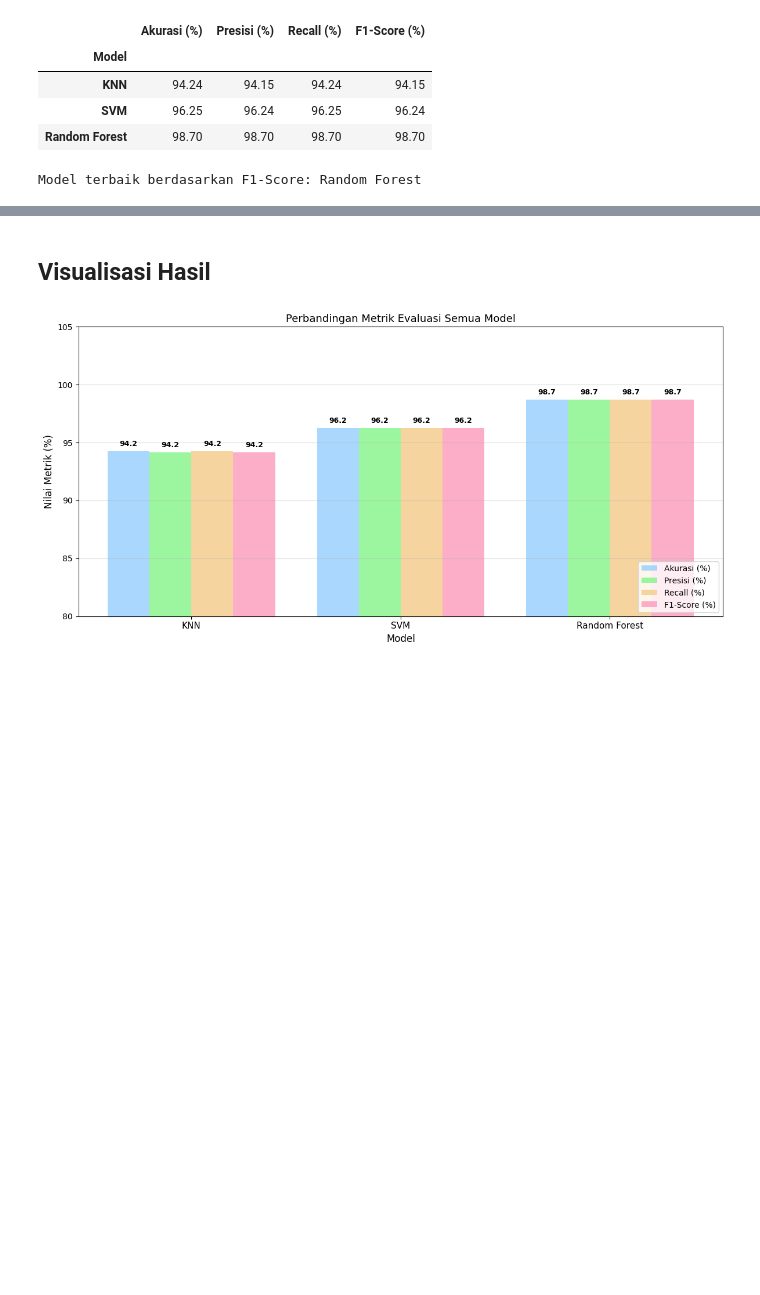
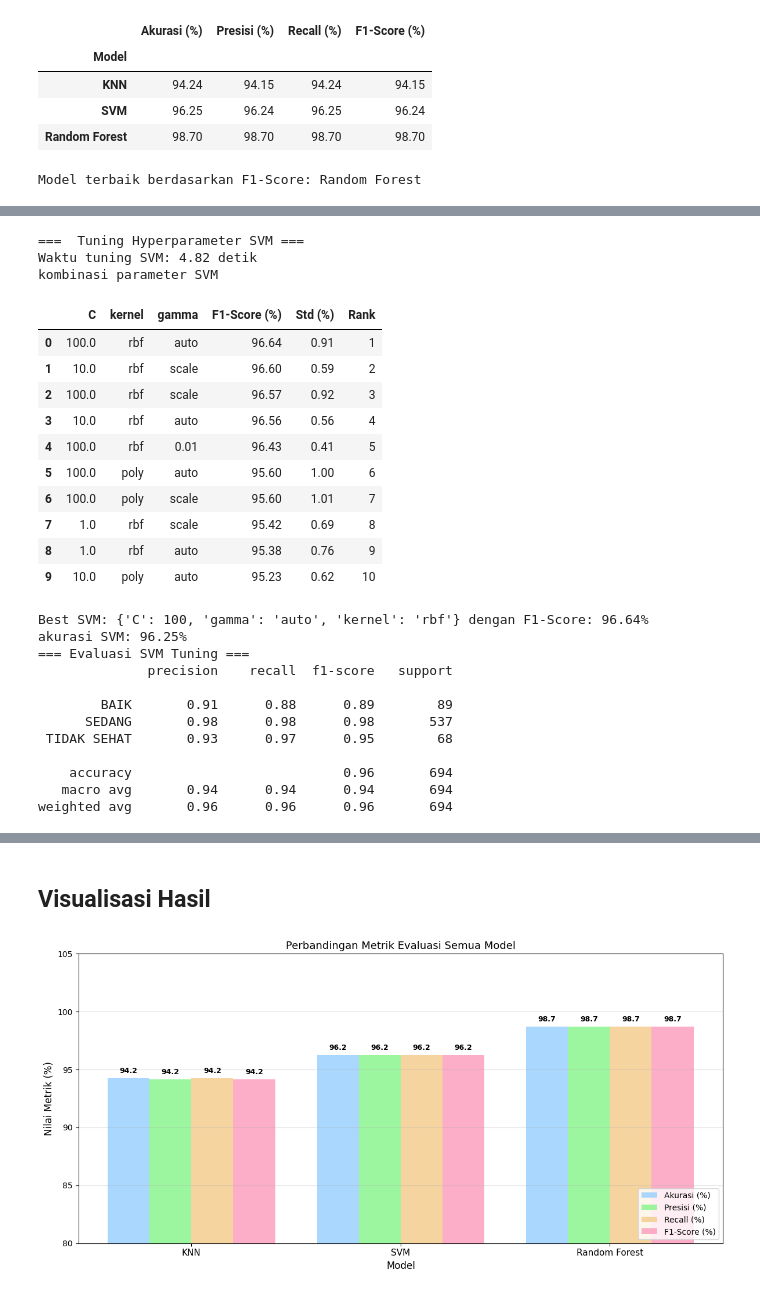
Before and after one commit to lisaaly9/Machine-Learning-, a Jupyter notebook: nahhh_fiks.ipynb, the cells around one changed output, grey strips where cells are left out. Saved outputs shown, nothing was run; the diff lists cells and outputs as text; code cells hidden in the pictures; blank space fills up the shorter version.

```diff
--- a/nahhh_fiks.ipynb
+++ b/nahhh_fiks.ipynb
@@ -417,0 +489,66 @@ Model terbaik berdasarkan F1-Score: Random Forest
+# %%
+print('===  Tuning Hyperparameter SVM ===')
+
+param_grid_svm = {
+    'C': [0.1, 1, 10, 100],
+    'kernel': ['linear', 'rbf', 'poly'],
+    'gamma': ['scale', 'auto', 0.01]
+}
+
+grid_svm = GridSearchCV(
+    SVC(random_state=42),
+    param_grid_svm,
+    cv=5,
+    scoring='f1_weighted',
+    n_jobs=-1,
+    verbose=0
+)
+
+start = time.time()
+grid_svm.fit(X_train_scaled, y_train)
+print(f'Waktu tuning SVM: {time.time() - start:.2f} detik')
+
+results_svm = pd.DataFrame(grid_svm.cv_results_)
+kolom_svm = ['param_C', 'param_kernel', 'param_gamma', 'mean_test_score', 'std_test_score', 'rank_test_score']
+tabel_svm = results_svm[kolom_svm].copy()
+tabel_svm['mean_test_score'] = (tabel_svm['mean_test_score'] * 100).round(2)
+tabel_svm['std_test_score'] = (tabel_svm['std_test_score'] * 100).round(2)
+tabel_svm.columns = ['C', 'kernel', 'gamma', 'F1-Score (%)', 'Std (%)', 'Rank']
+tabel_svm = tabel_svm.sort_values('Rank').reset_index(drop=True)
+
+print('kombinasi parameter SVM')
+display(tabel_svm.head(10))
+
+print(f'Best SVM: {grid_svm.best_params_} dengan F1-Score: {grid_svm.best_score_ * 100:.2f}%')
+print(f'akurasi SVM: {accuracy_score(y_test, grid_svm.best_estimator_.predict(X_test_scaled)) * 100:.2f}%')
+
+y_pred_svm_tuned = grid_svm.best_estimator_.predict(X_test_scaled)
+print('=== Evaluasi SVM Tuning ===')
+print(classification_report(y_test, y_pred_svm_tuned, target_names=le.classes_))
+# %% [output]
+===  Tuning Hyperparameter SVM ===
+Waktu tuning SVM: 4.82 detik
+kombinasi parameter SVM
+|  | C | kernel | gamma | F1-Score (%) | Std (%) | Rank |
+| 0 | 100.0 | rbf | auto | 96.64 | 0.91 | 1 |
+| 1 | 10.0 | rbf | scale | 96.60 | 0.59 | 2 |
+| 2 | 100.0 | rbf | scale | 96.57 | 0.92 | 3 |
+| 3 | 10.0 | rbf | auto | 96.56 | 0.56 | 4 |
+| 4 | 100.0 | rbf | 0.01 | 96.43 | 0.41 | 5 |
+| 5 | 100.0 | poly | auto | 95.60 | 1.00 | 6 |
+| 6 | 100.0 | poly | scale | 95.60 | 1.01 | 7 |
+| 7 | 1.0 | rbf | scale | 95.42 | 0.69 | 8 |
+| 8 | 1.0 | rbf | auto | 95.38 | 0.76 | 9 |
+| 9 | 10.0 | poly | auto | 95.23 | 0.62 | 10 |
+Best SVM: {'C': 100, 'gamma': 'auto', 'kernel': 'rbf'} dengan F1-Score: 96.64%
+akurasi SVM: 96.25%
+=== Evaluasi SVM Tuning ===
+              precision    recall  f1-score   support
+
+        BAIK       0.91      0.88      0.89        89
+      SEDANG       0.98      0.98      0.98       537
+ TIDAK SEHAT       0.93      0.97      0.95        68
+
+    accuracy                           0.96       694
+   macro avg       0.94      0.94      0.94       694
+weighted avg       0.96      0.96      0.96       694
```
Also changed, not shown: parts of 10 cells of this notebook, 2 other files.
